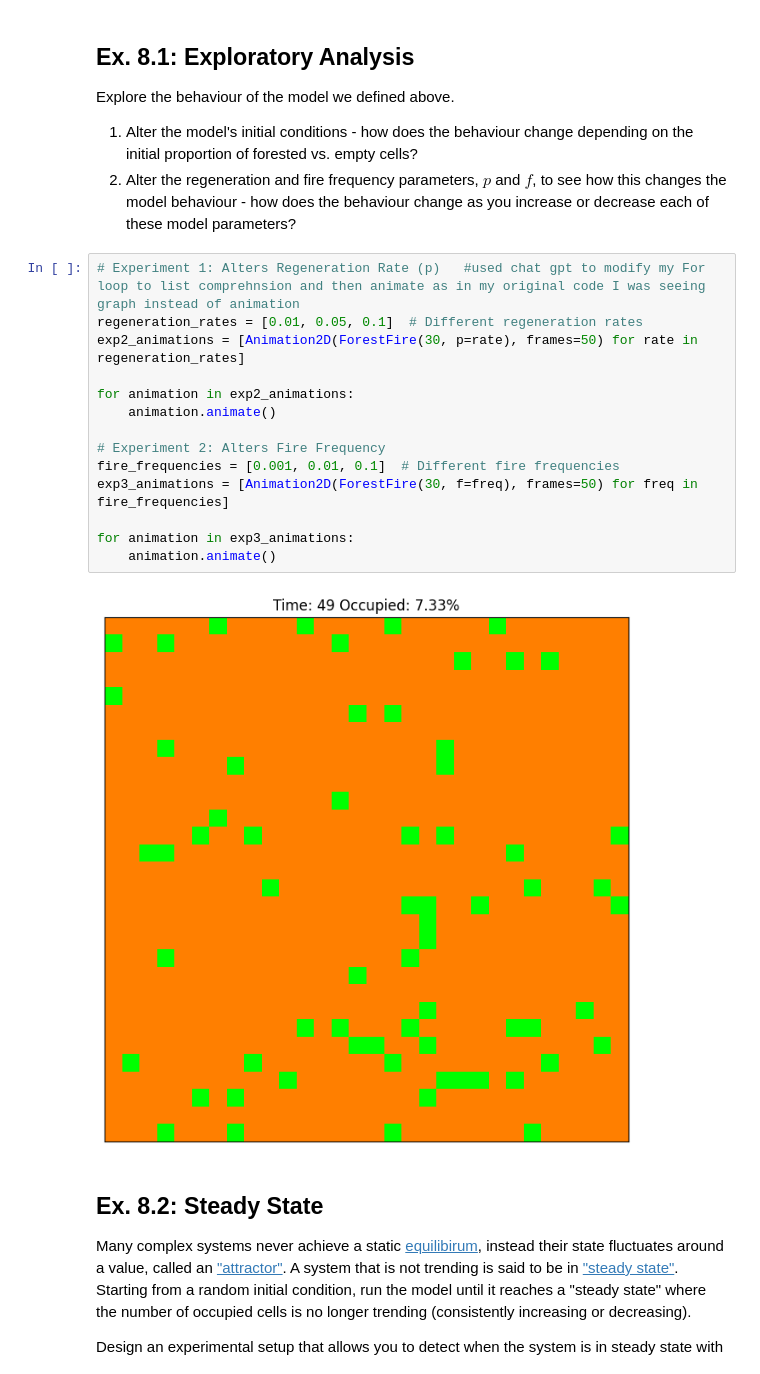
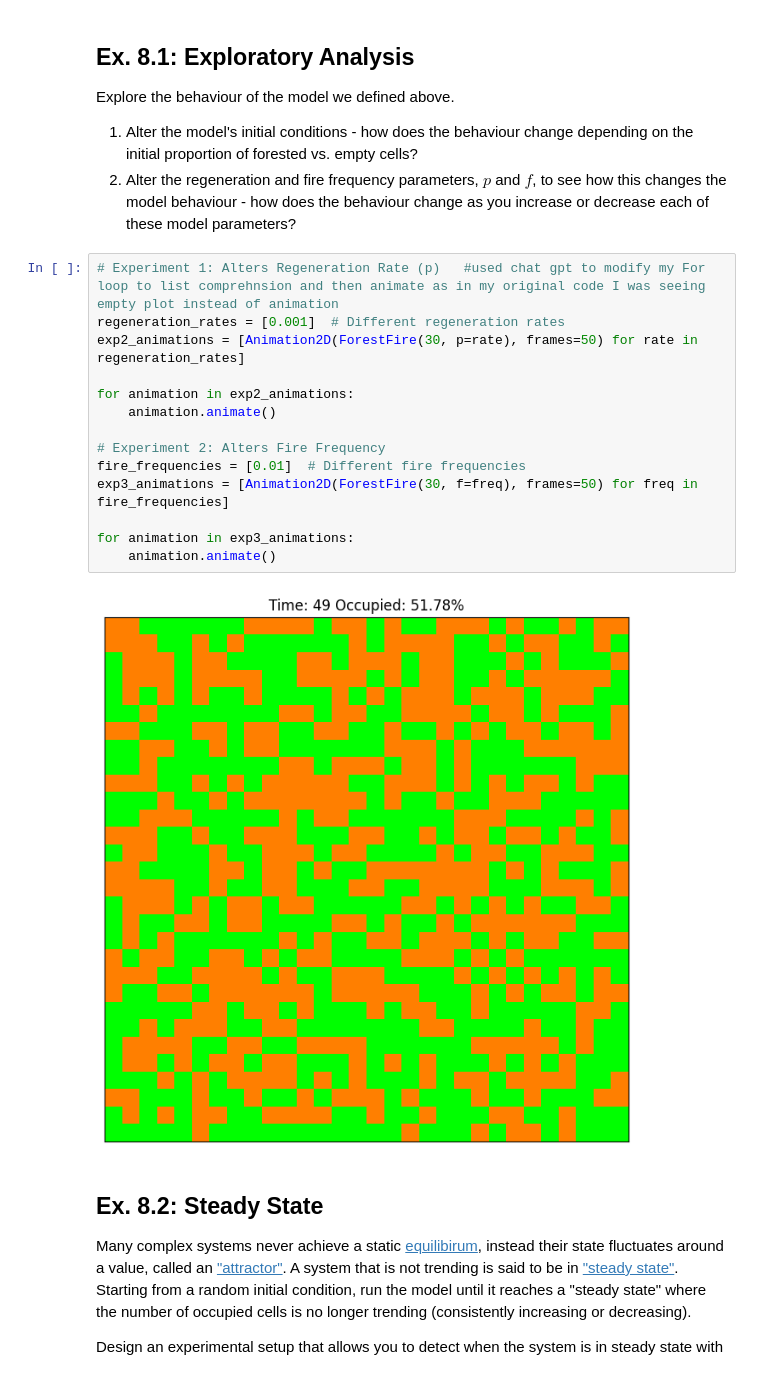
Before and after one commit to Vashusingh44/cap-comp215, a Jupyter notebook: labs/lab07-10-fire.ipynb, the cells around one changed output. Saved outputs shown, nothing was run; the diff lists cells and outputs as text.

```diff
--- a/labs/lab07-10-fire.ipynb
+++ b/labs/lab07-10-fire.ipynb
@@ -223,21 +223,21 @@ Explore the behaviour of the model we defined above.
  1. Alter the model's initial conditions - how does the behaviour change depending on the initial proportion of forested vs. empty cells?
  2. Alter the regeneration and fire frequency parameters, $p$ and $f$, to see how this changes the model behaviour - how does the behaviour change as you increase or decrease each of these model parameters?
 # %%
-# Experiment 1: Alters Regeneration Rate (p)   #used chat gpt to modify my For loop to list comprehnsion and then animate as in my original code I was seeing graph instead of animation
-regeneration_rates = [0.01, 0.05, 0.1]  # Different regeneration rates
+# Experiment 1: Alters Regeneration Rate (p)   #used chat gpt to modify my For loop to list comprehnsion and then animate as in my original code I was seeing empty plot instead of animation
+regeneration_rates = [0.001]  # Different regeneration rates
 exp2_animations = [Animation2D(ForestFire(30, p=rate), frames=50) for rate in regeneration_rates]
 
 for animation in exp2_animations:
     animation.animate()
 
 # Experiment 2: Alters Fire Frequency
-fire_frequencies = [0.001, 0.01, 0.1]  # Different fire frequencies
+fire_frequencies = [0.01]  # Different fire frequencies
 exp3_animations = [Animation2D(ForestFire(30, f=freq), frames=50) for freq in fire_frequencies]
 
 for animation in exp3_animations:
     animation.animate()
 # %% [output]
-[figure, old version]
+[figure, new version]
 # %% [markdown]
 ## Ex. 8.2: Steady State
 Many complex systems never achieve a static [equilibirum](https://en.wikipedia.org/wiki/Mechanical_equilibrium), instead their state fluctuates around a value, called an ["attractor"](https://en.wikipedia.org/wiki/Attractor).  A system that is not trending is said to be in ["steady state"](https://en.wikipedia.org/wiki/Steady_state).
```
Also changed, not shown: parts of 5 cells of this notebook.
